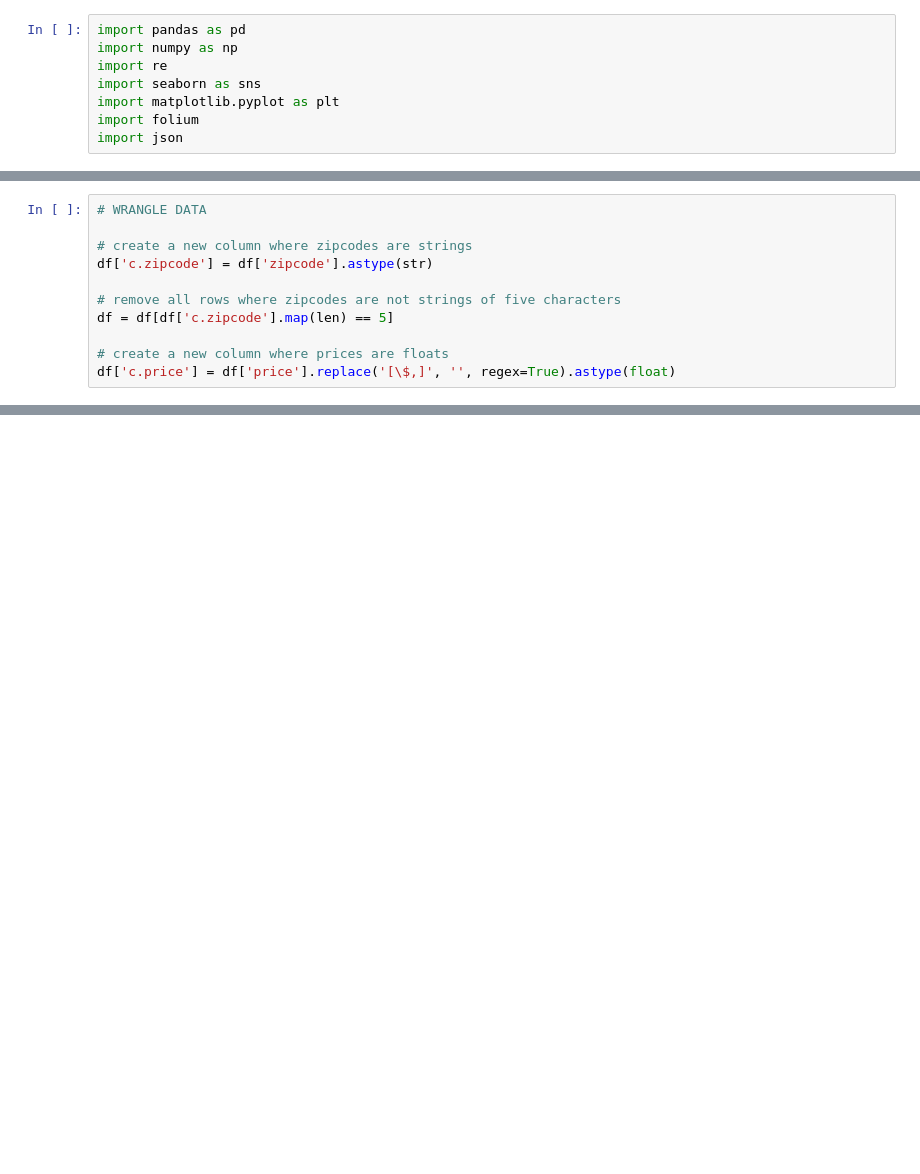
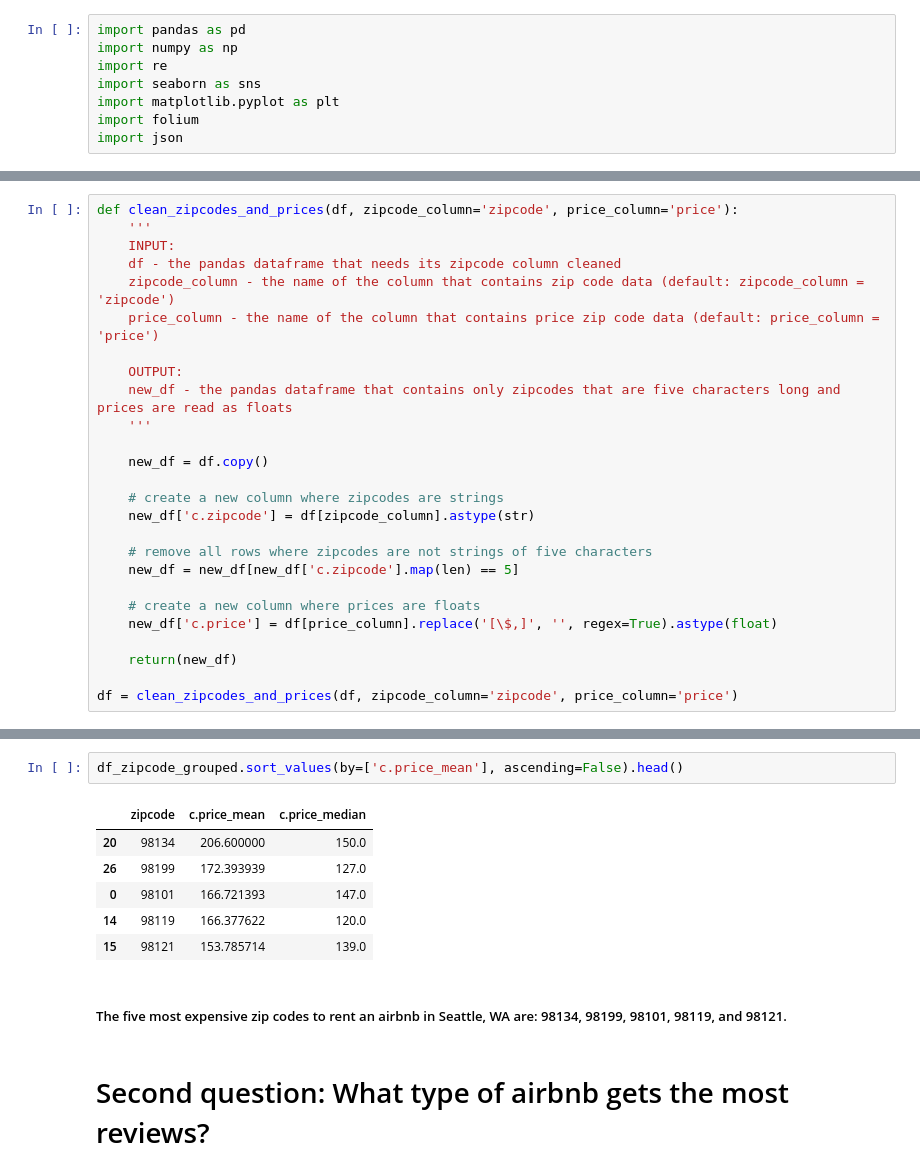
Before and after one commit to clboxley24/udacity, a Jupyter notebook: udacity_blogpost_jn.ipynb, the cells around one changed output, grey strips where cells are left out. Cells and saved outputs as stored; diff of their text form; blank space fills up the shorter version.

```diff
--- a/udacity_blogpost_jn.ipynb
+++ b/udacity_blogpost_jn.ipynb
@@ -19,11 +94,26 @@ with open(seattle_geo) as seattle_file:
 # %%
-# WRANGLE DATA
+def clean_zipcodes_and_prices(df, zipcode_column='zipcode', price_column='price'):
+    '''
+    INPUT:
+    df - the pandas dataframe that needs its zipcode column cleaned
+    zipcode_column - the name of the column that contains zip code data (default: zipcode_column = 'zipcode')
+    price_column - the name of the column that contains price zip code data (default: price_column = 'price')
 
-# create a new column where zipcodes are strings
-df['c.zipcode'] = df['zipcode'].astype(str)
+    OUTPUT:
+    new_df - the pandas dataframe that contains only zipcodes that are five characters long and prices are read as floats
+    '''
 
-# remove all rows where zipcodes are not strings of five characters
-df = df[df['c.zipcode'].map(len) == 5]
+    new_df = df.copy()
 
-# create a new column where prices are floats
-df['c.price'] = df['price'].replace('[\$,]', '', regex=True).astype(float)
+    # create a new column where zipcodes are strings
+    new_df['c.zipcode'] = df[zipcode_column].astype(str)
+
+    # remove all rows where zipcodes are not strings of five characters
+    new_df = new_df[new_df['c.zipcode'].map(len) == 5]
+
+    # create a new column where prices are floats
+    new_df['c.price'] = df[price_column].replace('[\$,]', '', regex=True).astype(float)
+
+    return(new_df)
+
+df = clean_zipcodes_and_prices(df, zipcode_column='zipcode', price_column='price')
@@ -49 +147,14 @@ SeattleMap.save('/Users/Christian/Udacity/SeattleChoropleth.html')
+# %%
+df_zipcode_grouped.sort_values(by=['c.price_mean'], ascending=False).head()
+# %% [output]
+|  | zipcode | c.price_mean | c.price_median |
+| 20 | 98134 | 206.600000 | 150.0 |
+| 26 | 98199 | 172.393939 | 127.0 |
+| 0 | 98101 | 166.721393 | 147.0 |
+| 14 | 98119 | 166.377622 | 120.0 |
+| 15 | 98121 | 153.785714 | 139.0 |
+# %% [markdown]
+##### The five most expensive zip codes to rent an airbnb in Seattle, WA are: 98134, 98199, 98101, 98119, and 98121.
+# %% [markdown]
+# Second question: What type of airbnb gets the most reviews?
 # %%
```
Also changed, not shown: parts of 19 cells of this notebook.
